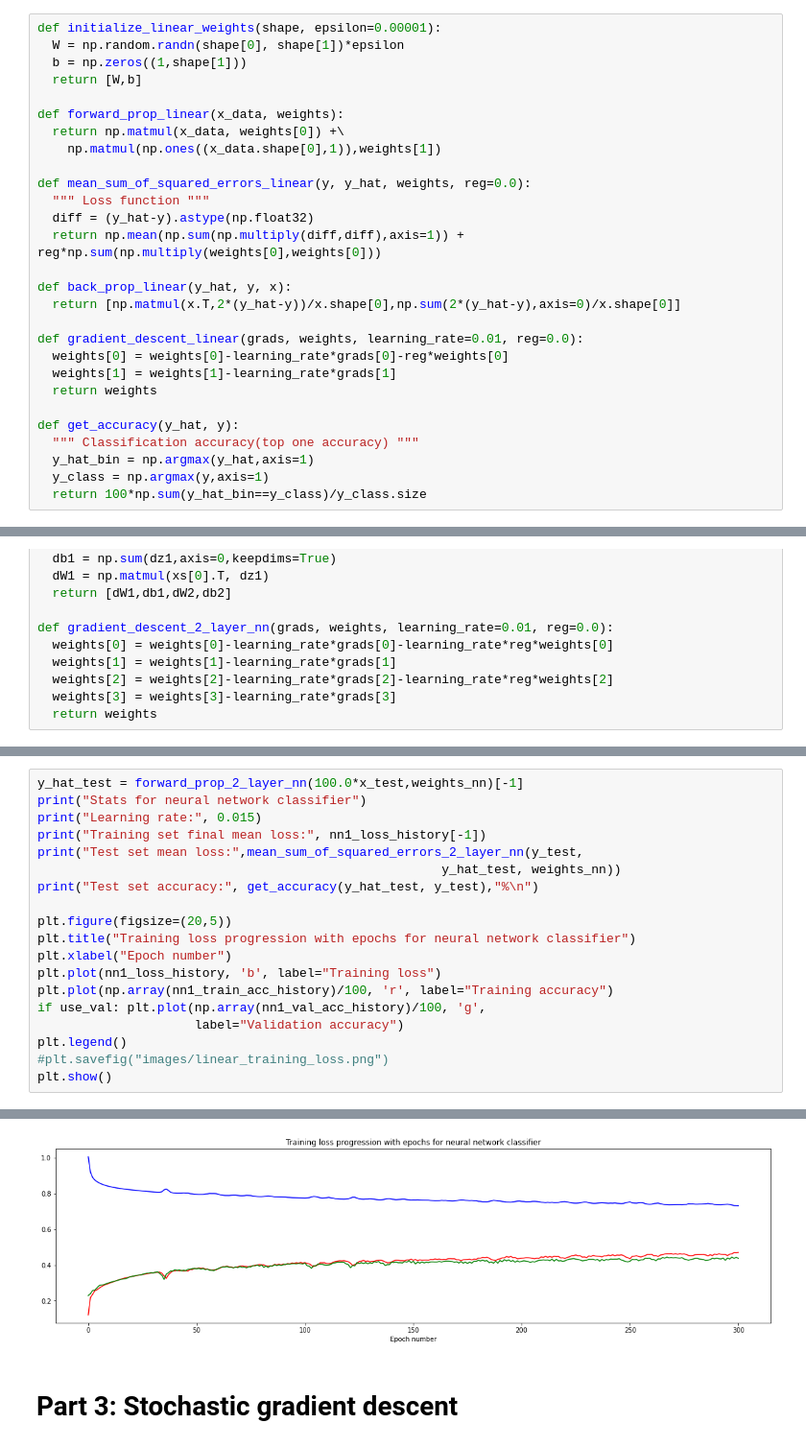
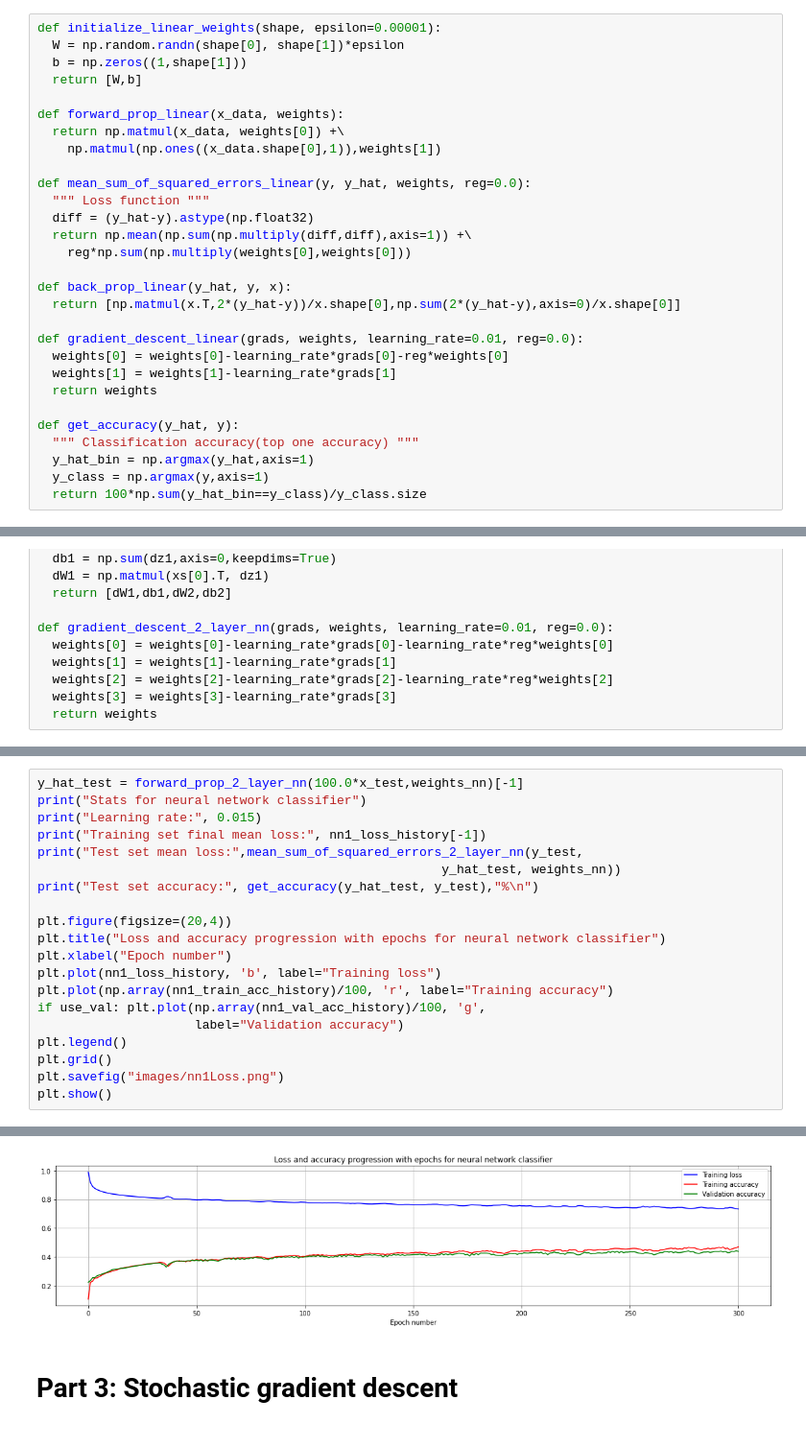
Before and after one commit to PamudithaSomarathne/EN2550, a Jupyter notebook: 4 Neural Network/EN2550_Assignment_04.ipynb, the cells around one changed output, grey strips where cells are left out. Shown at 96% size. Saved outputs shown, nothing was run; the diff lists cells and outputs as text.

```diff
--- a/4 Neural Network/EN2550_Assignment_04.ipynb
+++ b/4 Neural Network/EN2550_Assignment_04.ipynb
@@ -73,7 +73,8 @@ def forward_prop_linear(x_data, weights):
 def mean_sum_of_squared_errors_linear(y, y_hat, weights, reg=0.0):
   """ Loss function """
   diff = (y_hat-y).astype(np.float32)
-  return np.mean(np.sum(np.multiply(diff,diff),axis=1)) + reg*np.sum(np.multiply(weights[0],weights[0]))
+  return np.mean(np.sum(np.multiply(diff,diff),axis=1)) +\
+    reg*np.sum(np.multiply(weights[0],weights[0]))
 
 def back_prop_linear(y_hat, y, x):
   return [np.matmul(x.T,2*(y_hat-y))/x.shape[0],np.sum(2*(y_hat-y),axis=0)/x.shape[0]]
@@ -329,15 +331,16 @@ print("Test set mean loss:",mean_sum_of_squared_errors_2_layer_nn(y_test,
                                                       y_hat_test, weights_nn))
 print("Test set accuracy:", get_accuracy(y_hat_test, y_test),"%\n")
 
-plt.figure(figsize=(20,5))
-plt.title("Training loss progression with epochs for neural network classifier")
+plt.figure(figsize=(20,4))
+plt.title("Loss and accuracy progression with epochs for neural network classifier")
 plt.xlabel("Epoch number")
 plt.plot(nn1_loss_history, 'b', label="Training loss")
 plt.plot(np.array(nn1_train_acc_history)/100, 'r', label="Training accuracy")
 if use_val: plt.plot(np.array(nn1_val_acc_history)/100, 'g',
                      label="Validation accuracy")
 plt.legend()
-#plt.savefig("images/linear_training_loss.png")
+plt.grid()
+plt.savefig("images/nn1Loss.png")
 plt.show()
 # %% [output]
 Stats for neural network classifier
@@ -348,4 +351,4 @@ Test set accuracy: 43.84 %
-[figure, old version]
+[figure, new version]
 # %% [markdown]
 # Part 3: Stochastic gradient descent
 # %%
```
Also changed, not shown: parts of 24 cells of this notebook.
